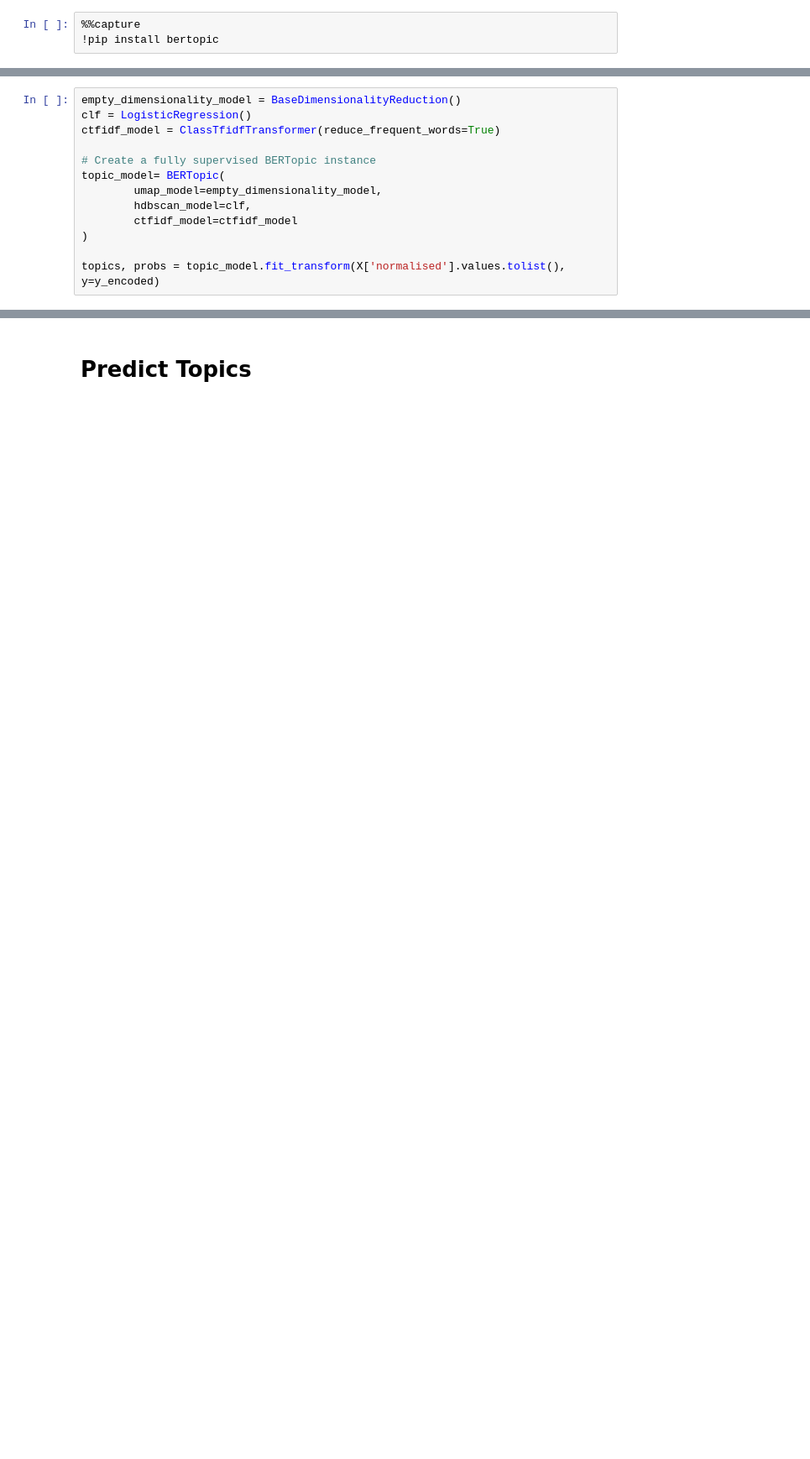
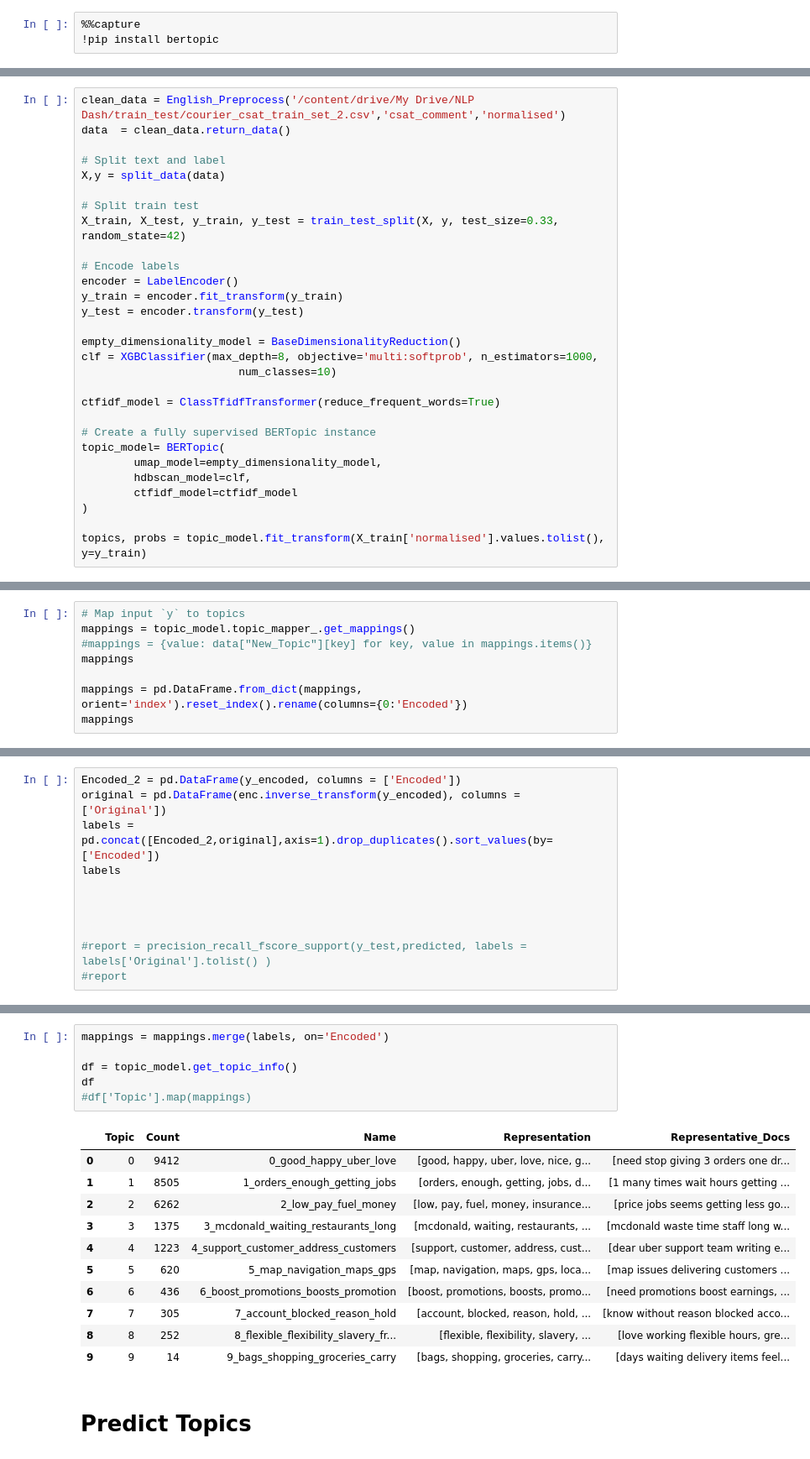
Before and after one commit to vlavrent/NLP_Dash, a Jupyter notebook: Topic_Modelling_for_English_data.ipynb, the cells around one changed output, grey strips where cells are left out. Shown: that part at 84% size. Saved outputs shown, nothing was run; the diff lists cells and outputs as text; blank space fills up the shorter version.

```diff
--- a/Topic_Modelling_for_English_data.ipynb
+++ b/Topic_Modelling_for_English_data.ipynb
@@ -148,6 +310,22 @@ y_encoded = label_encode_decode(y,None,'encode',enc)
 # %%
+clean_data = English_Preprocess('/content/drive/My Drive/NLP Dash/train_test/courier_csat_train_set_2.csv','csat_comment','normalised')
+data  = clean_data.return_data()
+
+# Split text and label
+X,y = split_data(data)
+
+# Split train test
+X_train, X_test, y_train, y_test = train_test_split(X, y, test_size=0.33, random_state=42)
+
+# Encode labels
+encoder = LabelEncoder()
+y_train = encoder.fit_transform(y_train)
+y_test = encoder.transform(y_test)
+
 empty_dimensionality_model = BaseDimensionalityReduction()
-clf = LogisticRegression()
+clf = XGBClassifier(max_depth=8, objective='multi:softprob', n_estimators=1000,
+                        num_classes=10)
+
 ctfidf_model = ClassTfidfTransformer(reduce_frequent_words=True)
 
 # Create a fully supervised BERTopic instance
@@ -157,4 +335,4 @@ topic_model= BERTopic(
         ctfidf_model=ctfidf_model
 )
 
-topics, probs = topic_model.fit_transform(X['normalised'].values.tolist(), y=y_encoded)
+topics, probs = topic_model.fit_transform(X_train['normalised'].values.tolist(), y=y_train)
@@ -160,0 +395,8 @@ topics, probs = topic_model.fit_transform(X['normalised'].values.tolist(), y=y_e
+# %%
+# Map input `y` to topics
+mappings = topic_model.topic_mapper_.get_mappings()
+#mappings = {value: data["New_Topic"][key] for key, value in mappings.items()}
+mappings
+
+mappings = pd.DataFrame.from_dict(mappings, orient='index').reset_index().rename(columns={0:'Encoded'})
+mappings
@@ -160,0 +415,11 @@ topics, probs = topic_model.fit_transform(X['normalised'].values.tolist(), y=y_e
+# %%
+Encoded_2 = pd.DataFrame(y_encoded, columns = ['Encoded'])
+original = pd.DataFrame(enc.inverse_transform(y_encoded), columns = ['Original'])
+labels = pd.concat([Encoded_2,original],axis=1).drop_duplicates().sort_values(by=['Encoded'])
+labels
+
+
+
+
+#report = precision_recall_fscore_support(y_test,predicted, labels = labels['Original'].tolist() )
+#report
@@ -161,3 +438,21 @@ topics, probs = topic_model.fit_transform(X['normalised'].values.tolist(), y=y_e
+# %%
+mappings = mappings.merge(labels, on='Encoded')
+
+df = topic_model.get_topic_info()
+df
+#df['Topic'].map(mappings)
+# %% [output]
+|  | Topic | Count | Name | Representation | Representative_Docs |
+| 0 | 0 | 9412 | 0_good_happy_uber_love | [good, happy, uber, love, nice, g... | [need stop giving 3 orders one dr... |
+| 1 | 1 | 8505 | 1_orders_enough_getting_jobs | [orders, enough, getting, jobs, d... | [1 many times wait hours getting ... |
+| 2 | 2 | 6262 | 2_low_pay_fuel_money | [low, pay, fuel, money, insurance... | [price jobs seems getting less go... |
+| 3 | 3 | 1375 | 3_mcdonald_waiting_restaurants_long | [mcdonald, waiting, restaurants, ... | [mcdonald waste time staff long w... |
+| 4 | 4 | 1223 | 4_support_customer_address_customers | [support, customer, address, cust... | [dear uber support team writing e... |
+| 5 | 5 | 620 | 5_map_navigation_maps_gps | [map, navigation, maps, gps, loca... | [map issues delivering customers ... |
+| 6 | 6 | 436 | 6_boost_promotions_boosts_promotion | [boost, promotions, boosts, promo... | [need promotions boost earnings, ... |
+| 7 | 7 | 305 | 7_account_blocked_reason_hold | [account, blocked, reason, hold, ... | [know without reason blocked acco... |
+| 8 | 8 | 252 | 8_flexible_flexibility_slavery_fr... | [flexible, flexibility, slavery, ... | [love working flexible hours, gre... |
+| 9 | 9 | 14 | 9_bags_shopping_groceries_carry | [bags, shopping, groceries, carry... | [days waiting delivery items feel... |
 # %% [markdown]
 <H1>Predict Topics</H1>
 # %%
```
Also changed, not shown: parts of 25 cells of this notebook.
